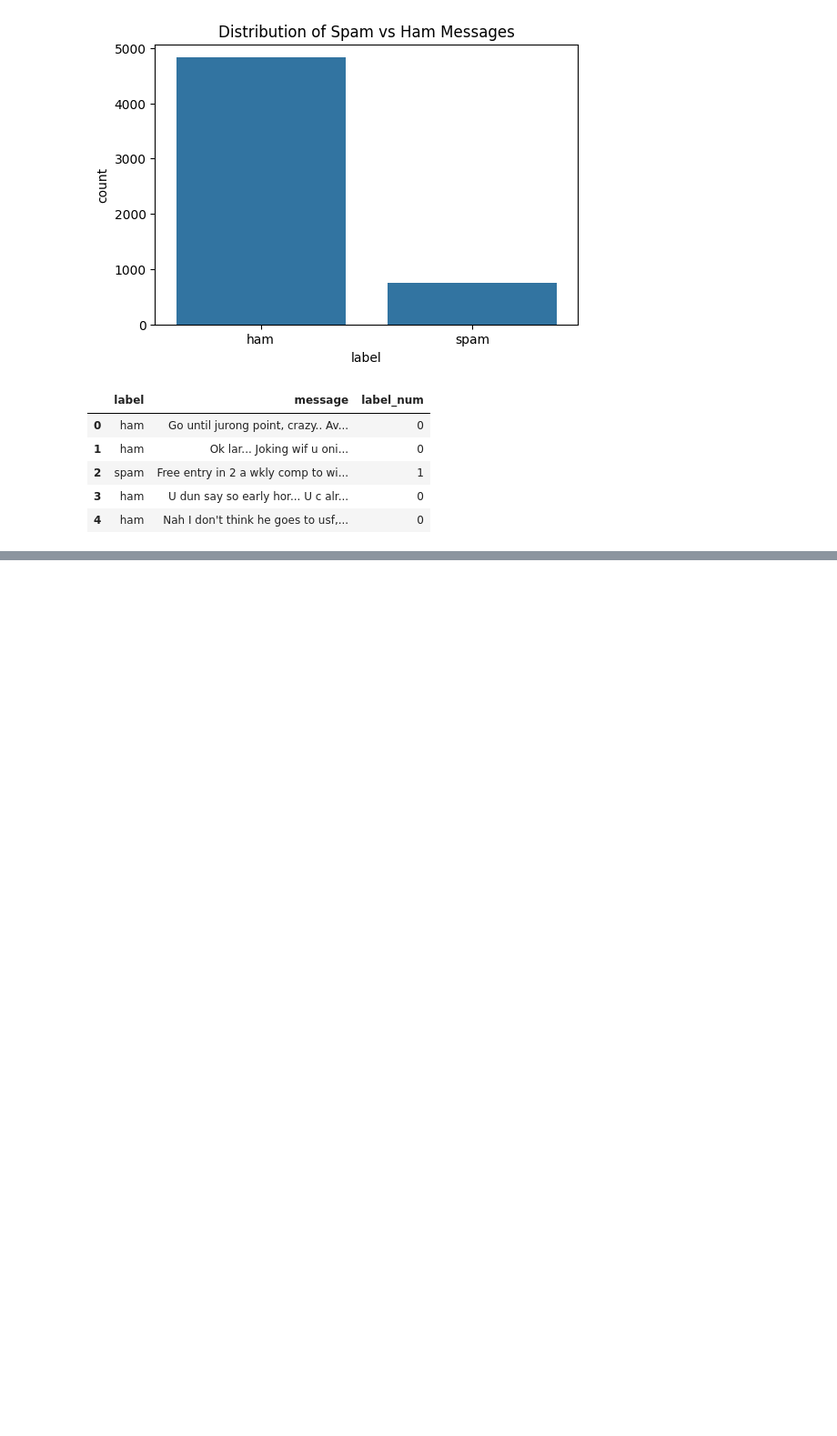
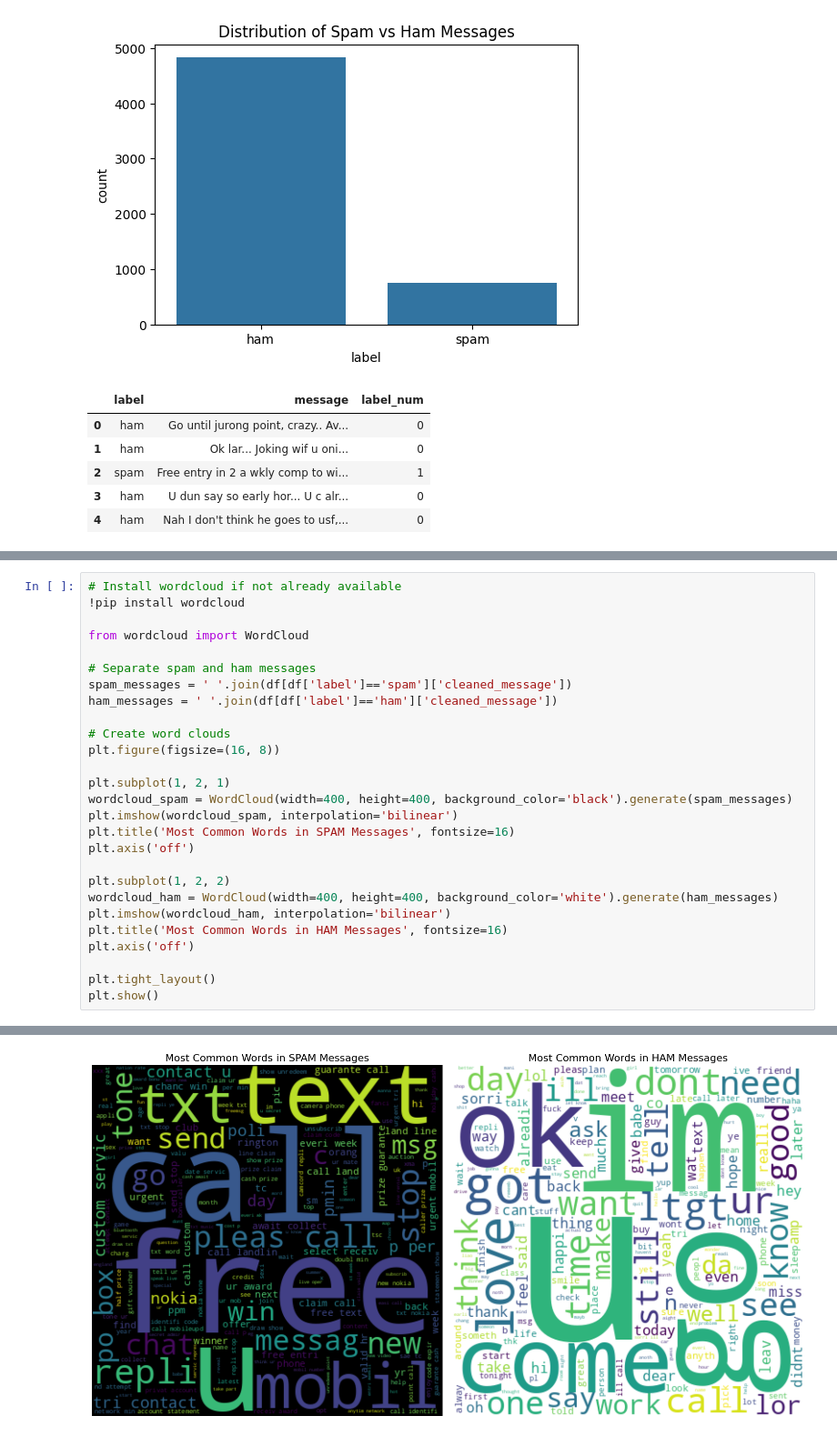
Before and after one commit to LiLAlien28/Arch_Tech_internship, a Jupyter notebook: Task1_Email_Spam_Classification.ipynb, the cells around one changed output, grey strips where cells are left out. Shown at 91% size. Drawn from its saved outputs; the diff is of its cells as text; blank space fills up the shorter version.

```diff
--- a/Task1_Email_Spam_Classification.ipynb
+++ b/Task1_Email_Spam_Classification.ipynb
@@ -89,0 +193,28 @@ Name: count, dtype: int64
+# %%
+# Install wordcloud if not already available
+!pip install wordcloud
+
+from wordcloud import WordCloud
+
+# Separate spam and ham messages
+spam_messages = ' '.join(df[df['label']=='spam']['cleaned_message'])
+ham_messages = ' '.join(df[df['label']=='ham']['cleaned_message'])
+
+# Create word clouds
+plt.figure(figsize=(16, 8))
+
+plt.subplot(1, 2, 1)
+wordcloud_spam = WordCloud(width=400, height=400, background_color='black').generate(spam_messages)
+plt.imshow(wordcloud_spam, interpolation='bilinear')
+plt.title('Most Common Words in SPAM Messages', fontsize=16)
+plt.axis('off')
+
+plt.subplot(1, 2, 2)
+wordcloud_ham = WordCloud(width=400, height=400, background_color='white').generate(ham_messages)
+plt.imshow(wordcloud_ham, interpolation='bilinear')
+plt.title('Most Common Words in HAM Messages', fontsize=16)
+plt.axis('off')
+
+plt.tight_layout()
+plt.show()
+# %% [output]
@@ -89,0 +233 @@ Name: count, dtype: int64
+[figure, added]
```
Also changed, not shown: parts of 5 cells of this notebook.
